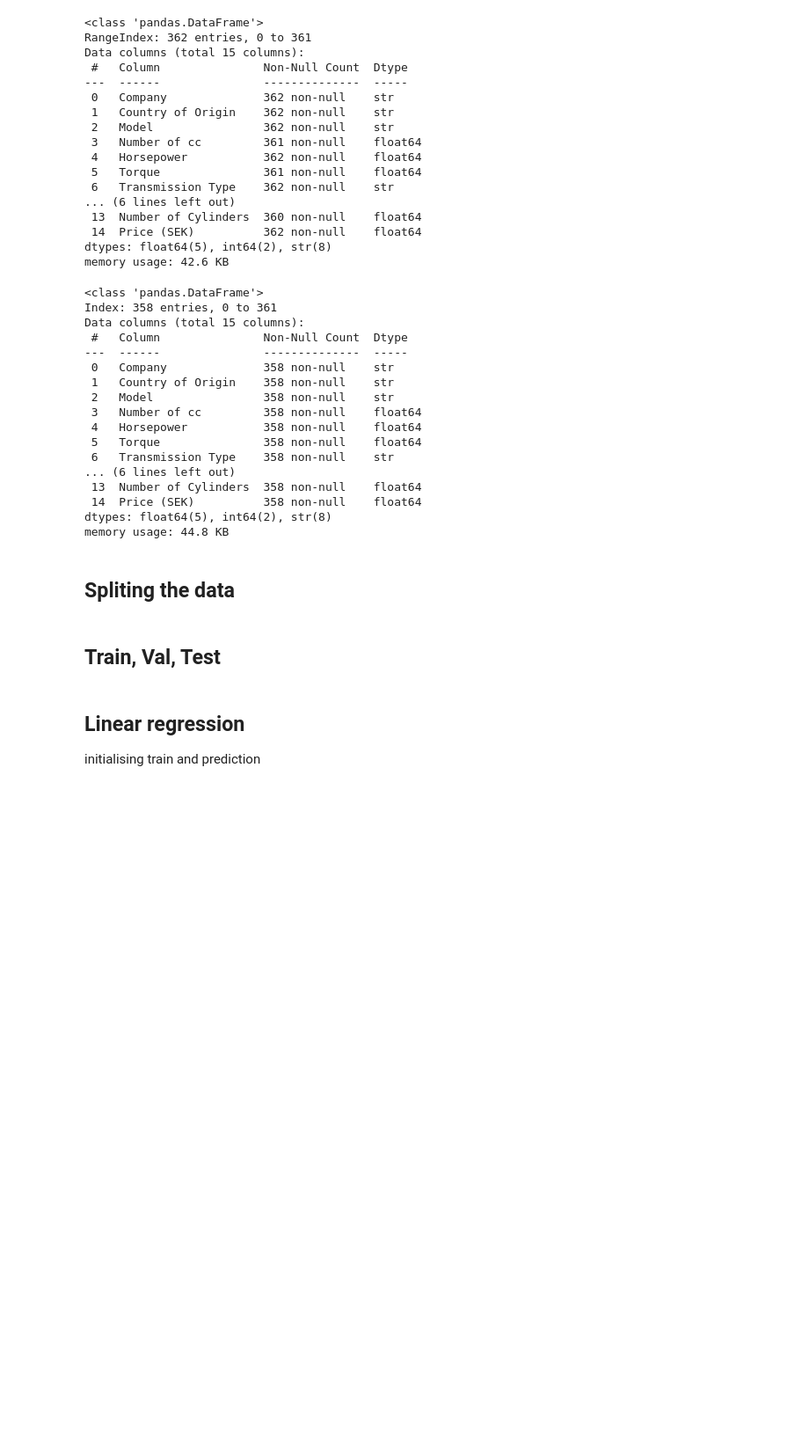
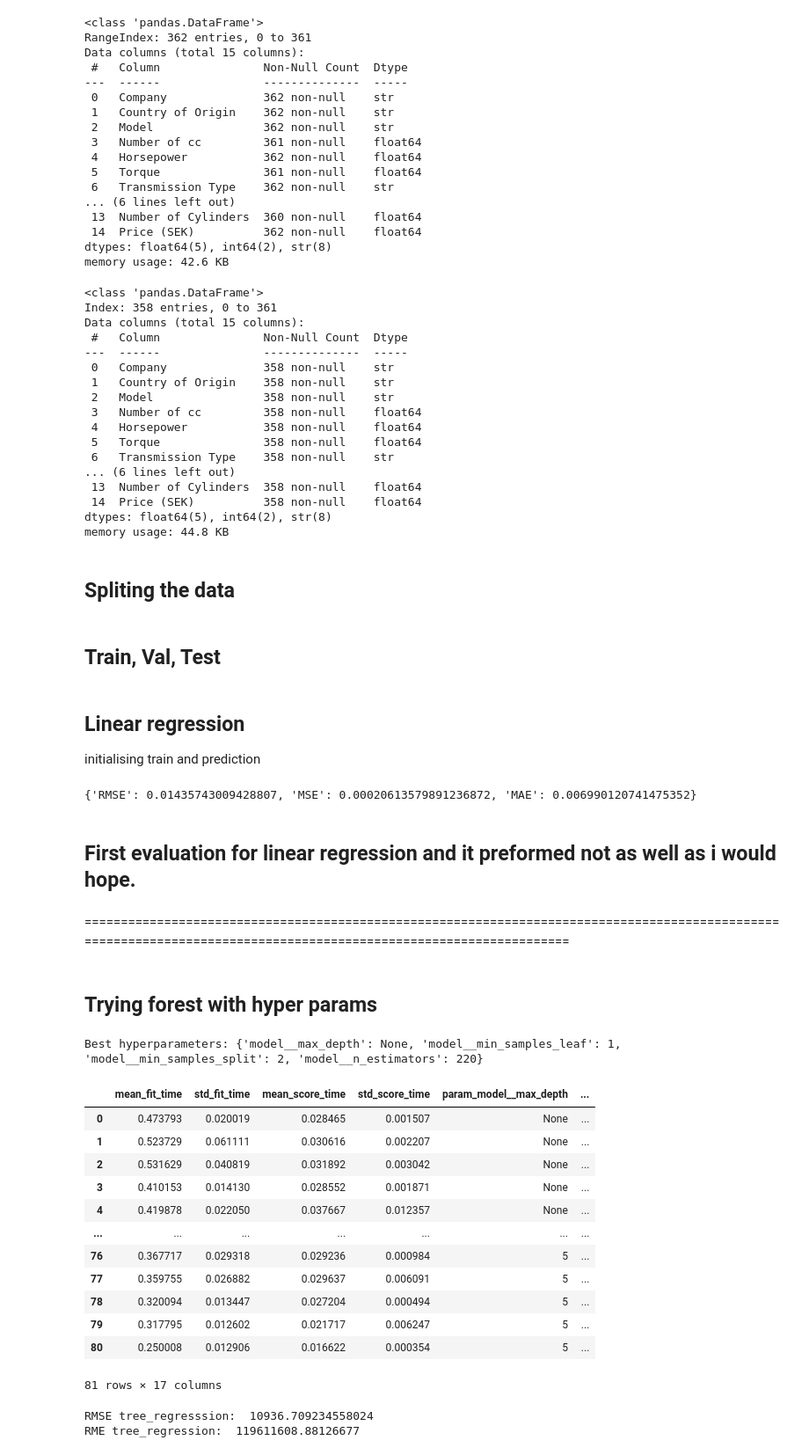
Before and after one commit to Piexgear/mc_match, a Jupyter notebook: models/valuation.ipynb, the cells around one changed output. Shown at 88% size. Saved outputs shown, nothing was run; the diff lists cells and outputs as text; code cells hidden in the pictures; blank space fills up the shorter version.

```diff
--- a/models/valuation.ipynb
+++ b/models/valuation.ipynb
@@ -61,6 +82,22 @@ y = df["Price (SEK)"]
 # %%
 x_train_val, x_test, y_train_val, y_test = train_test_split(x, y, test_size=0.2, random_state=42)
 x_train, x_val, y_train, y_val = train_test_split(x_train_val, y_train_val, test_size=0.2, random_state=42)
+# %%
+# Convert categorical features to numerical values and keep numerical features unchanged.
+preprocessor = ColumnTransformer(
+    transformers=[
+        (
+            "cat",
+            OneHotEncoder(handle_unknown="ignore"),
+            categorical_features
+        ),
+        (
+            "num",
+            "passthrough",
+            numeric_features
+        )
+    ]
+)
 # %% [markdown]
 ## Linear regression
 initialising train and prediction
@@ -76,4 +115,13 @@ def regression_metrics(y_true, y_pred):
         "MAE": mean_absolute_error(y_true, y_pred)
     }
 
-result = pd.da
+result = regression_metrics(y_val, lin_reg_pred)
+print(result)
+# %% [output]
+{'RMSE': 0.01435743009428807, 'MSE': 0.00020613579891236872, 'MAE': 0.006990120741475352}
+# %% [markdown]
+## First evaluation for linear regression and it preformed not as well as i would hope.
+# %% [markdown]
+===================================================================================================================================================================
+# %% [markdown]
+## Trying forest with hyper params
@@ -79,0 +145,41 @@ result = pd.da
+# %%
+tree_reg = Pipeline([
+    ("preprocessor", preprocessor),
+    ("model", RandomForestRegressor(random_state=42))])
+hyperparameters = {
+    "model__n_estimators": [210, 220, 230],
+    "model__max_depth": [None, 1, 5],
+    "model__min_samples_split": [2, 3, 5],
+    "model__min_samples_leaf": [1, 2, 4]
+}
+
+tree_reg_gs = GridSearchCV(tree_reg, hyperparameters, cv=5, scoring='neg_mean_squared_error', n_jobs=-1)
+tree_reg_gs.fit(x_train, y_train)
+
+tree_reg_pred = tree_reg_gs.predict(x_val)
+print("Best hyperparameters:", tree_reg_gs.best_params_)
+pd.DataFrame(tree_reg_gs.cv_results_)
+# %% [output]
+Best hyperparameters: {'model__max_depth': None, 'model__min_samples_leaf': 1, 'model__min_samples_split': 2, 'model__n_estimators': 220}
+|  | mean_fit_time | std_fit_time | mean_score_time | std_score_time | param_model__max_depth | ... |
+| 0 | 0.473793 | 0.020019 | 0.028465 | 0.001507 | None | ... |
+| 1 | 0.523729 | 0.061111 | 0.030616 | 0.002207 | None | ... |
+| 2 | 0.531629 | 0.040819 | 0.031892 | 0.003042 | None | ... |
+| 3 | 0.410153 | 0.014130 | 0.028552 | 0.001871 | None | ... |
+| 4 | 0.419878 | 0.022050 | 0.037667 | 0.012357 | None | ... |
+| ... | ... | ... | ... | ... | ... | ... |
+| 76 | 0.367717 | 0.029318 | 0.029236 | 0.000984 | 5 | ... |
+| 77 | 0.359755 | 0.026882 | 0.029637 | 0.006091 | 5 | ... |
+| 78 | 0.320094 | 0.013447 | 0.027204 | 0.000494 | 5 | ... |
+| 79 | 0.317795 | 0.012602 | 0.021717 | 0.006247 | 5 | ... |
+| 80 | 0.250008 | 0.012906 | 0.016622 | 0.000354 | 5 | ... |
+81 rows × 17 columns
+# %%
+tree_rmse = root_mean_squared_error(y_val,tree_reg_pred)
+tree_mse = mean_squared_error(y_val, tree_reg_pred)
+
+print("RMSE tree_regresssion: ", tree_rmse)
+print("RME tree_regression: ", tree_mse)
+# %% [output]
+RMSE tree_regresssion:  10936.709234558024
+RME tree_regression:  119611608.88126677
```
Also changed, not shown: parts of 18 cells of this notebook.
